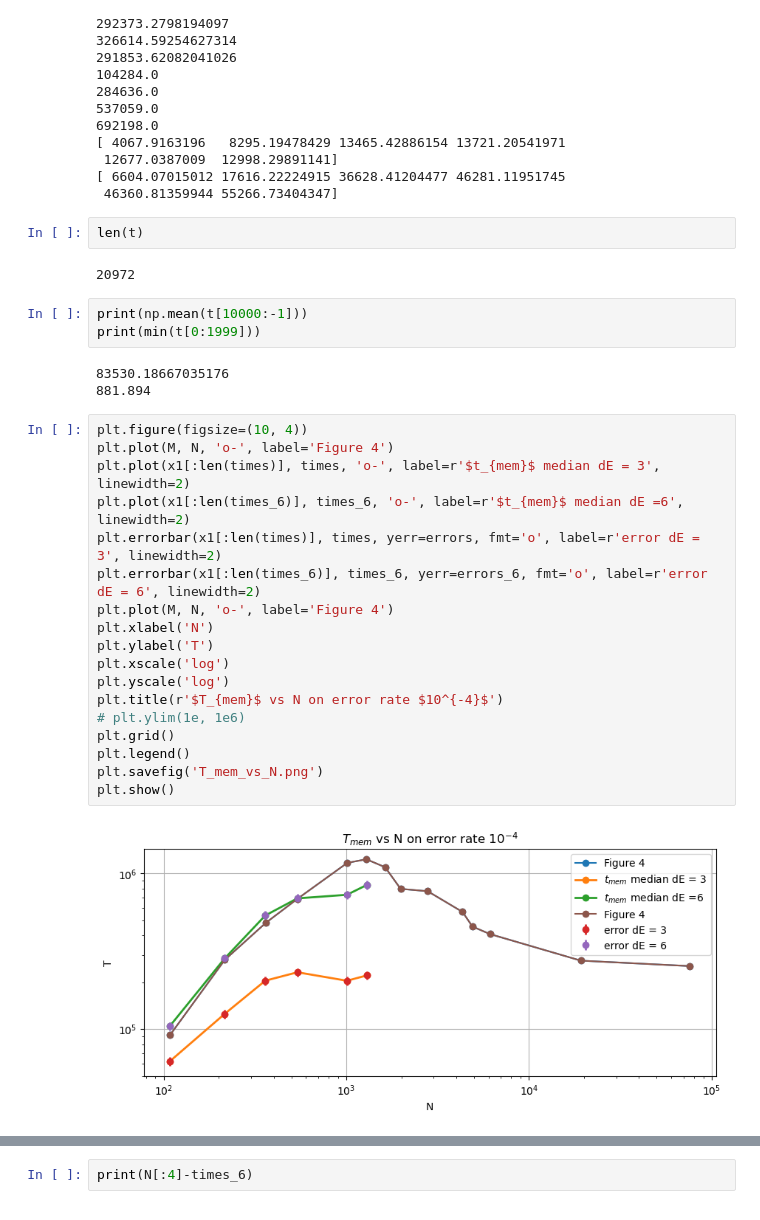
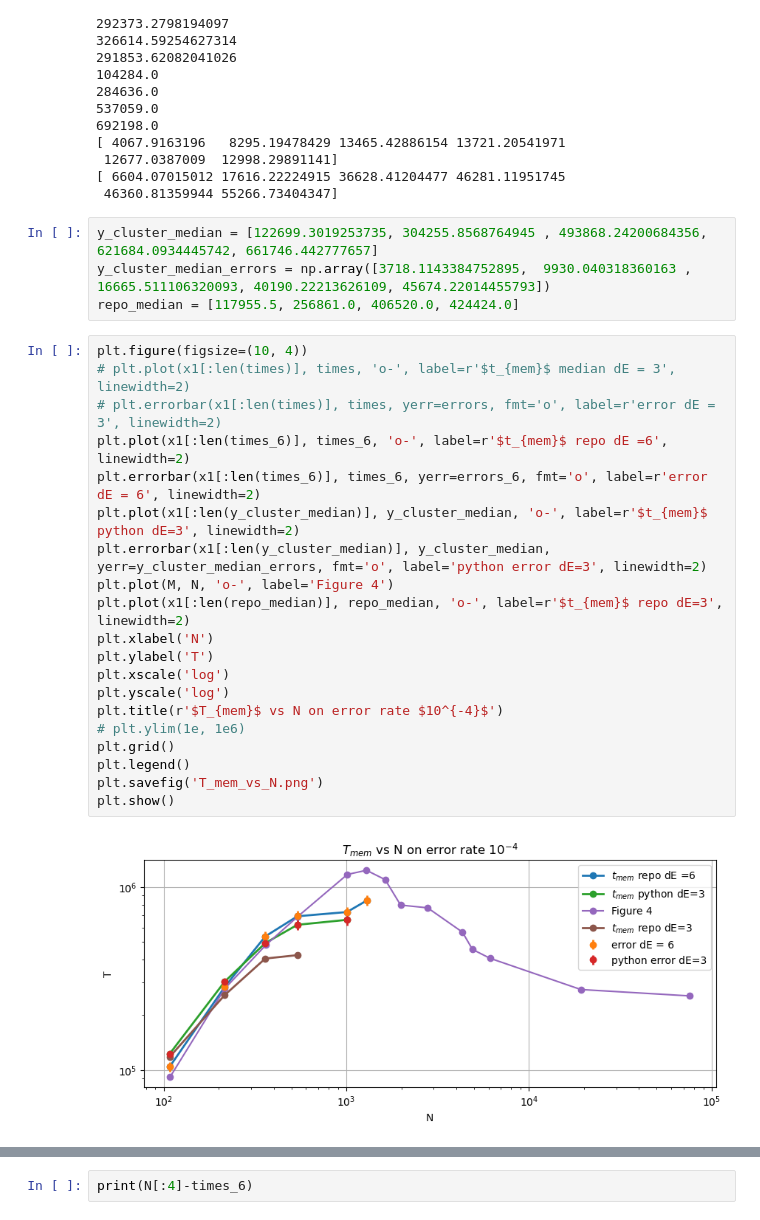
Before and after one commit to toM0dots/XYZ-color-code, a Jupyter notebook: XYZ_color_code/comparison.ipynb, the cells around one changed output, grey strips where cells are left out. Drawn from its saved outputs; the diff is of its cells as text.

```diff
--- a/XYZ_color_code/comparison.ipynb
+++ b/XYZ_color_code/comparison.ipynb
@@ -89,33 +89,29 @@ print(errors_6)
  12677.0387009  12998.29891141]
 [ 6604.07015012 17616.22224915 36628.41204477 46281.11951745
  46360.81359944 55266.73404347]
-# %%
-len(t)
-# %% [output]
-20972
-# %%
-print(np.mean(t[10000:-1]))
-print(min(t[0:1999]))
-# %% [output]
-83530.18667035176
-881.894
+# %%
+y_cluster_median = [122699.3019253735, 304255.8568764945 , 493868.24200684356, 621684.0934445742, 661746.442777657]
+y_cluster_median_errors = np.array([3718.1143384752895,  9930.040318360163 , 16665.511106320093, 40190.22213626109, 45674.22014455793])
+repo_median = [117955.5, 256861.0, 406520.0, 424424.0]
 # %%
 plt.figure(figsize=(10, 4))
+# plt.plot(x1[:len(times)], times, 'o-', label=r'$t_{mem}$ median dE = 3', linewidth=2)
+# plt.errorbar(x1[:len(times)], times, yerr=errors, fmt='o', label=r'error dE = 3', linewidth=2)
+plt.plot(x1[:len(times_6)], times_6, 'o-', label=r'$t_{mem}$ repo dE =6', linewidth=2)
+plt.errorbar(x1[:len(times_6)], times_6, yerr=errors_6, fmt='o', label=r'error dE = 6', linewidth=2)
+plt.plot(x1[:len(y_cluster_median)], y_cluster_median, 'o-', label=r'$t_{mem}$ python dE=3', linewidth=2)
+plt.errorbar(x1[:len(y_cluster_median)], y_cluster_median, yerr=y_cluster_median_errors, fmt='o', label='python error dE=3', linewidth=2)
 plt.plot(M, N, 'o-', label='Figure 4')
-plt.plot(x1[:len(times)], times, 'o-', label=r'$t_{mem}$ median dE = 3', linewidth=2)
-plt.plot(x1[:len(times_6)], times_6, 'o-', label=r'$t_{mem}$ median dE =6', linewidth=2)
-plt.errorbar(x1[:len(times)], times, yerr=errors, fmt='o', label=r'error dE = 3', linewidth=2)
-plt.errorbar(x1[:len(times_6)], times_6, yerr=errors_6, fmt='o', label=r'error dE = 6', linewidth=2)
-plt.plot(M, N, 'o-', label='Figure 4')
+plt.plot(x1[:len(repo_median)], repo_median, 'o-', label=r'$t_{mem}$ repo dE=3', linewidth=2)
 plt.xlabel('N')
 plt.ylabel('T')
 plt.xscale('log')
 plt.yscale('log')
 plt.title(r'$T_{mem}$ vs N on error rate $10^{-4}$')
 # plt.ylim(1e, 1e6)
 plt.grid()
 plt.legend()
 plt.savefig('T_mem_vs_N.png')
 plt.show()
 # %% [output]
-[figure, old version]
+[figure, new version]
```
Also changed, not shown: parts of 12 cells of this notebook, 33 other files.
